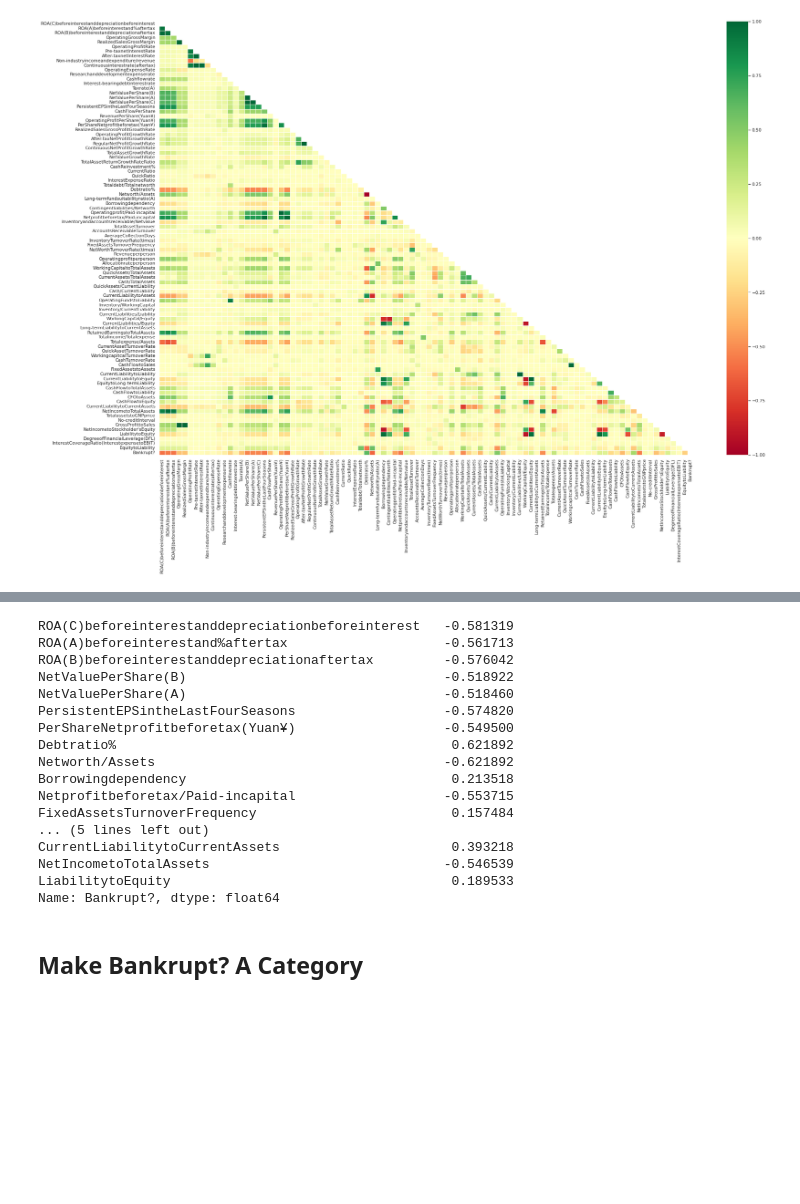
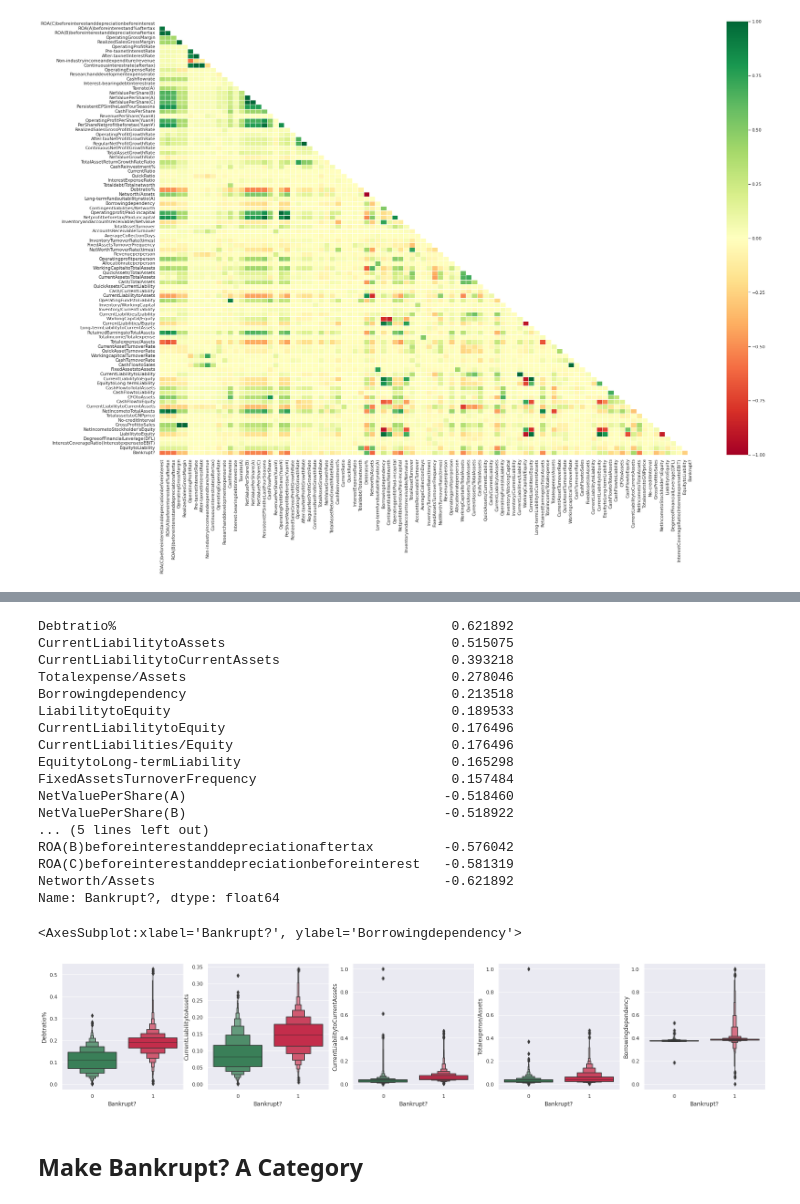
Before and after one commit to oimartin/company_bankruptcy_predictions, a Jupyter notebook: Notebook_bankrupt.ipynb, the cells around one changed output, grey strips where cells are left out. Cells and saved outputs as stored; diff of their text form; code cells hidden in the pictures; blank space fills up the shorter version.

Commit message:
added boxenplot..

```diff
--- a/Notebook_bankrupt.ipynb
+++ b/Notebook_bankrupt.ipynb
@@ -341,26 +360,37 @@ mask_corr_graph(train, train.columns, fig_size=(30,20), show_corr=False)
 # %%
 train_corr = train.corr()['Bankrupt?'].drop(labels=['Bankrupt?'])
 top10_bottom10_corr = train_corr[(train_corr >= train_corr.quantile(q=0.90)) |
-                            (train_corr <= train_corr.quantile(q=0.10))]
+                            (train_corr <= train_corr.quantile(q=0.10))].sort_values(ascending=False)
 top10_bottom10_corr
 # %% [output]
+Debtratio%                                           0.621892
+CurrentLiabilitytoAssets                             0.515075
+CurrentLiabilitytoCurrentAssets                      0.393218
+Totalexpense/Assets                                  0.278046
+Borrowingdependency                                  0.213518
+LiabilitytoEquity                                    0.189533
+CurrentLiabilitytoEquity                             0.176496
+CurrentLiabilities/Equity                            0.176496
+EquitytoLong-termLiability                           0.165298
+FixedAssetsTurnoverFrequency                         0.157484
+NetValuePerShare(A)                                 -0.518460
+NetValuePerShare(B)                                 -0.518922
+... (5 lines left out)
+ROA(B)beforeinterestanddepreciationaftertax         -0.576042
 ROA(C)beforeinterestanddepreciationbeforeinterest   -0.581319
-ROA(A)beforeinterestand%aftertax                    -0.561713
-ROA(B)beforeinterestanddepreciationaftertax         -0.576042
-NetValuePerShare(B)                                 -0.518922
-NetValuePerShare(A)                                 -0.518460
-PersistentEPSintheLastFourSeasons                   -0.574820
-PerShareNetprofitbeforetax(Yuan¥)                   -0.549500
-Debtratio%                                           0.621892
 Networth/Assets                                     -0.621892
-Borrowingdependency                                  0.213518
-Netprofitbeforetax/Paid-incapital                   -0.553715
-FixedAssetsTurnoverFrequency                         0.157484
-... (5 lines left out)
-CurrentLiabilitytoCurrentAssets                      0.393218
-NetIncometoTotalAssets                              -0.546539
-LiabilitytoEquity                                    0.189533
 Name: Bankrupt?, dtype: float64
+# %%
+sns.set_style("darkgrid")
+f, (ax0, ax1, ax2, ax3, ax4) = plt.subplots(1,5, figsize=(27,5))
+sns.boxenplot(x='Bankrupt?', y=top10_bottom10_corr.index[0], data=train, palette=['seagreen', 'crimson'], ax=ax0)
+sns.boxenplot(x='Bankrupt?', y=top10_bottom10_corr.index[1], data=train, palette=['seagreen', 'crimson'], ax=ax1)
+sns.boxenplot(x='Bankrupt?', y=top10_bottom10_corr.index[2], data=train, palette=['seagreen', 'crimson'], ax=ax2)
+sns.boxenplot(x='Bankrupt?', y=top10_bottom10_corr.index[3], data=train, palette=['seagreen', 'crimson'], ax=ax3)
+sns.boxenplot(x='Bankrupt?', y=top10_bottom10_corr.index[4], data=train, palette=['seagreen', 'crimson'], ax=ax4)
+# %% [output]
+<AxesSubplot:xlabel='Bankrupt?', ylabel='Borrowingdependency'>
+[figure, added]
 # %% [markdown]
 ## Make Bankrupt? A Category
 # %%
```
Also changed, not shown: parts of 21 cells of this notebook.
